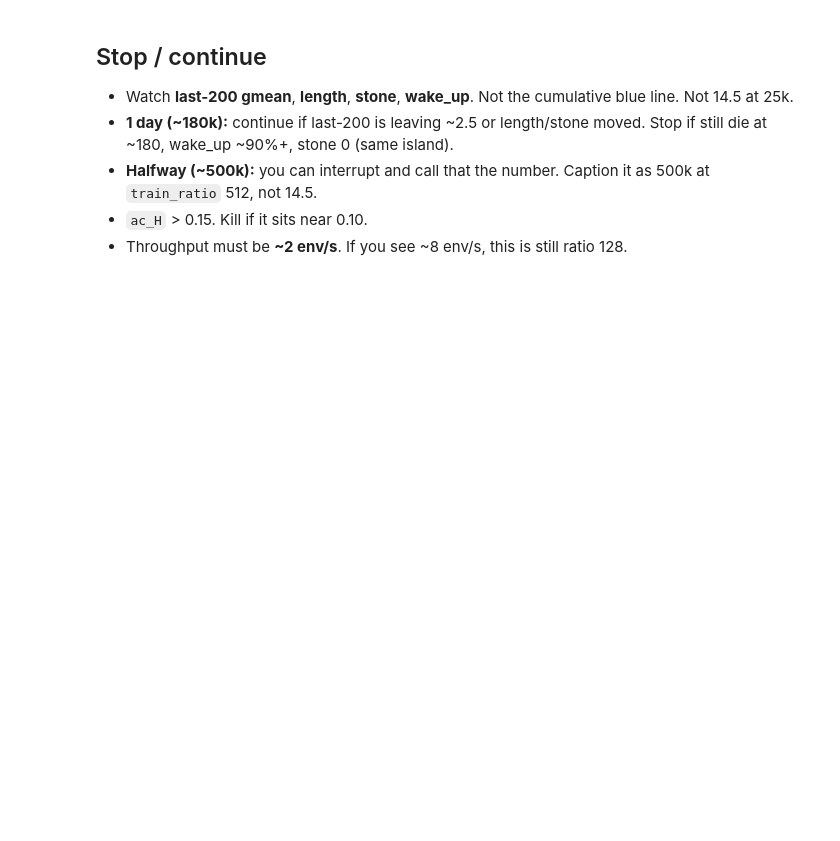
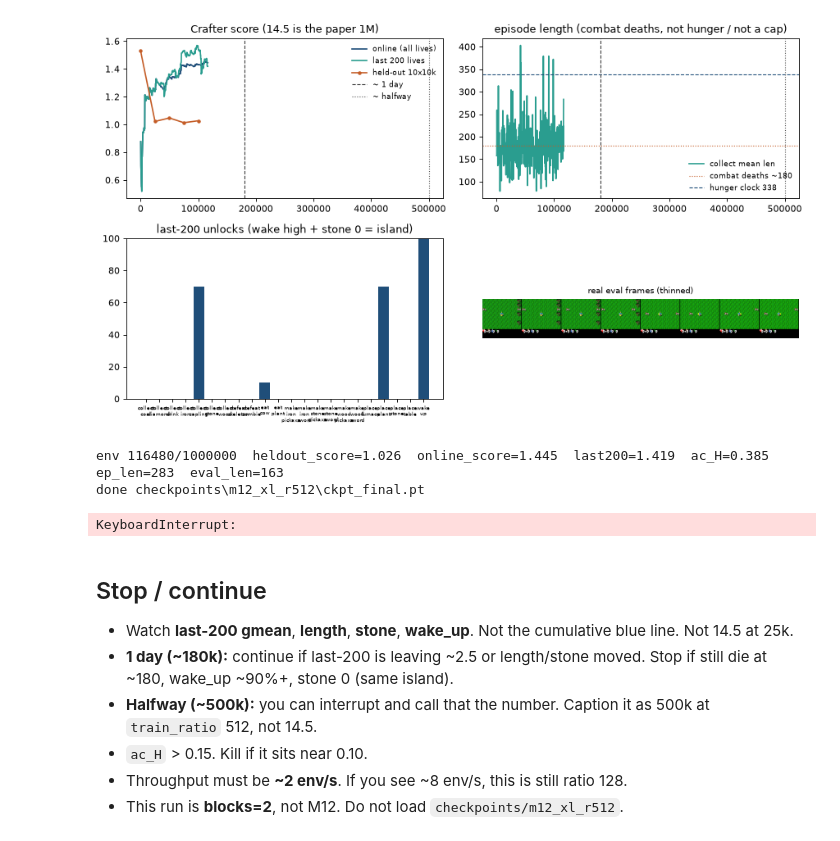
Before and after one commit to aarush-verma16/world-model, a Jupyter notebook: notebooks/10_train_paper_online.ipynb, the cells around one changed output. Saved outputs shown, nothing was run; the diff lists cells and outputs as text; code cells hidden in the pictures; blank space fills up the shorter version.

```diff
--- a/notebooks/10_train_paper_online.ipynb
+++ b/notebooks/10_train_paper_online.ipynb
@@ -171,9 +176,9 @@ ac_steps = 0
 collect_seed = int(cfg["seed"])
 if resume_path is not None:
     _resume = str(resume_path).replace("\\", "/")
-    if "m12_xl_r512" not in _resume:
+    if "m13_xl_r512_b2" not in _resume:
         raise RuntimeError(
-            f"refusing {resume_path}: M12 only continues checkpoints/m12_xl_r512."
+            f"refusing {resume_path}: M13 only continues checkpoints/m13_xl_r512_b2."
         )
     if RESUME is None:
         raise RuntimeError(
@@ -188,12 +193,12 @@ if resume_path is not None:
     wm_steps = counters["wm_steps"]
     ac_steps = counters["ac_steps"]
     collect_seed = counters["collect_seed"]
-    print(f"continuing THIS M12 run {resume_path} at env_steps={env_steps}")
+    print(f"continuing THIS M13 run {resume_path} at env_steps={env_steps}")
 elif not bool(cfg.get("reset_actor", False)) and cfg.get("actor_critic_ckpt"):
     load_seed_actor_critic(cfg, actor, critic, ac_optim, retnorm, device)
 else:
     print("actor-critic random init (reset_actor)")
-    print("starting from env_steps=0 (M12 paper-ratio 512, no checkpoint)")
+    print("starting from env_steps=0 (M13 blocks=2 paper-ratio 512, no checkpoint)")
 
 buffer = load_replay(cfg, train, resume=resume_path is not None)
 collect_env, eval_env = make_envs(cfg)
@@ -231,14 +256,15 @@ print(f"replay episodes={len(buffer)} steps={buffer.num_steps}  wm={n_m:.1f}M pa
 # %%
-# Leftover M11 kernel still has the 128 collector / 8 env/s loop in memory.
-if "m11" in str(ckpt_dir).replace("\\", "/") or "m11" in str(results_dir).replace("\\", "/"):
+# Leftover M11/M12 kernel still has the old collector in memory.
+_old = str(ckpt_dir).replace("\\", "/") + " " + str(results_dir).replace("\\", "/")
+if any(tag in _old for tag in ("m11", "m12_xl")):
     raise RuntimeError(
         f"this kernel is still on {ckpt_dir} / {results_dir}. "
         "Interrupt, restart the kernel, then run EVERY cell from the top. "
         "Do not re-run only this cell."
     )
 
-# Hard re-bind. A leftover M11 kernel (ckpt_dir=m11, 8 env/s) must die here.
-CONFIG = Path("configs/m12_xl_r512.yaml")
+# Hard re-bind. A leftover M12 kernel must die here.
+CONFIG = Path("configs/m13_xl_r512_b2.yaml")
 cfg = load_yaml(CONFIG)
 train = cfg["train"]
 ckpt_dir = Path(train["checkpoint_dir"])
@@ -251,11 +277,11 @@ ONE_DAY_ENV = 180_000
 HALF_ENV = 500_000
 _wm_u, _ac_u = loop_updates(train)
 if (
-    CONFIG.name != "m12_xl_r512.yaml"
+    CONFIG.name != "m13_xl_r512_b2.yaml"
     or float(train.get("train_ratio") or 0) != 512
     or _wm_u != 16
     or _ac_u != 16
-    or "m12_xl_r512" not in str(ckpt_dir).replace("\\", "/")
+    or "m13_xl_r512_b2" not in str(ckpt_dir).replace("\\", "/")
 ):
     raise RuntimeError(
         f"refusing {CONFIG.name} ratio={train.get('train_ratio')} "
@@ -303,13 +329,14 @@ if eval_history:
     }
 
 _ckpt = str(ckpt_dir).replace("\\", "/")
-if "m12_xl_r512" not in _ckpt or any(
-    tag in _ckpt for tag in ("m8_xl_acfix", "m7_xl", "m7_paper", "m9_xl", "m10_xl_r128", "m11_xl")
+if "m13_xl_r512_b2" not in _ckpt or any(
+    tag in _ckpt
+    for tag in ("m8_xl_acfix", "m7_xl", "m7_paper", "m9_xl", "m10_xl_r128", "m11_xl", "m12_xl")
 ):
     raise RuntimeError(
         f"this kernel is still writing {ckpt_dir} at env_steps={env_steps}. "
-        "Interrupt, restart the kernel, run from the top. M12 writes "
-        "checkpoints/m12_xl_r512 and must start at 0."
+        "Interrupt, restart the kernel, run from the top. M13 writes "
+        "checkpoints/m13_xl_r512_b2 and must start at 0."
     )
 
 
@@ -605,33 +632,38 @@ try:
             gc.collect()
 
         if crossed_interval(prev_steps, env_steps, replay_every):
             save_replay(buffer, replay_out)
             print(f"wrote replay {replay_out}", flush=True)
 finally:
     payload = joint_payload(
         env_steps=env_steps,
         wm_steps=wm_steps,
         ac_steps=ac_steps,
         world_model=world_model,
         wm_optim=wm_optim,
         actor=actor,
         critic=critic,
         ac_optim=ac_optim,
         retnorm=retnorm,
         collect_seed=collector.next_seed,
         slow_critic=slow_critic,
     )
     save_checkpoint(ckpt_dir / "ckpt_final.pt", payload)
     save_checkpoint(ckpt_dir / "ckpt_latest.pt", payload)
     save_replay(buffer, replay_out)
     metrics_path.write_text(json.dumps(history), encoding="utf-8")
     eval_path.write_text(json.dumps(eval_history), encoding="utf-8")
     writer.flush()
     writer.close()
     collect_env.close()
     eval_env.close()
     show_progress(history, eval_history, last_vis, last_eval_frames, last_percents)
     print("done", ckpt_dir / "ckpt_final.pt")
+# %% [output]
+[figure, added]
+env 116480/1000000  heldout_score=1.026  online_score=1.445  last200=1.419  ac_H=0.385  ep_len=283  eval_len=163
+done checkpoints\m12_xl_r512\ckpt_final.pt
+KeyboardInterrupt:
 # %% [markdown]
 ## Stop / continue
 
@@ -643,6 +675,7 @@ finally:
   it as 500k at `train_ratio` 512, not 14.5.
 - `ac_H` > 0.15. Kill if it sits near 0.10.
 - Throughput must be **~2 env/s**. If you see ~8 env/s, this is still ratio 128.
+- This run is **blocks=2**, not M12. Do not load `checkpoints/m12_xl_r512`.
 # %%
 assert len(history) >= 1 or env_steps >= target, "need at least one logged cycle or a finished target"
 checks: list[tuple[str, bool, str]] = []
```
Also changed, not shown: parts of 4 cells of this notebook, 8 other files.
